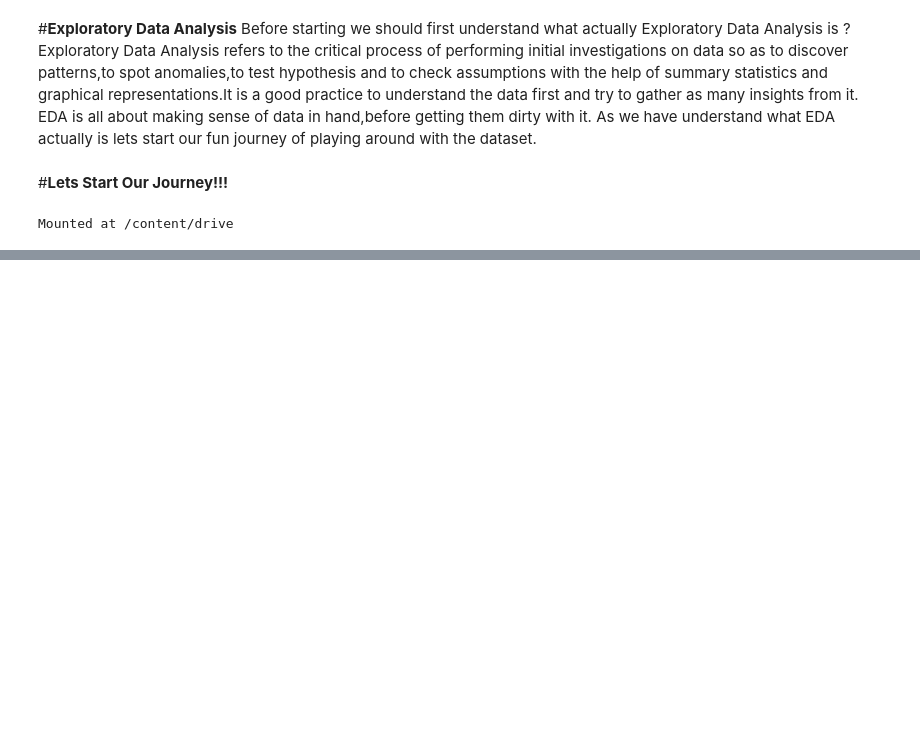
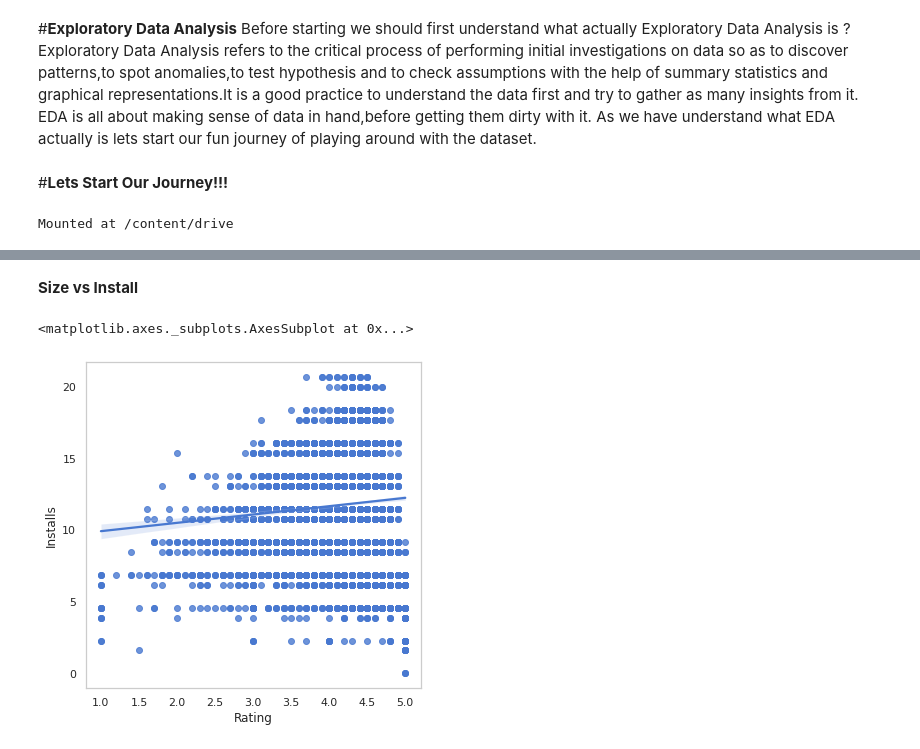
Before and after one commit to sudeep-009/PlayStoreAppReviewAnalysis, a Jupyter notebook: Copy_of_Play_Store_App_Review_Analysis_Capstone_Project.ipynb, the cells around one changed output, grey strips where cells are left out. Saved outputs shown, nothing was run; the diff lists cells and outputs as text; code cells hidden in the pictures; blank space fills up the shorter version.

```diff
--- a/Copy_of_Play_Store_App_Review_Analysis_Capstone_Project.ipynb
+++ b/Copy_of_Play_Store_App_Review_Analysis_Capstone_Project.ipynb
@@ -128,0 +482,9 @@ play_store_data_df.sort_values('Installs',ascending=False)
+# %% [markdown]
+**Size vs Install**
+# %%
+sns.set_style("whitegrid", {'axes.grid' : False})
+Installs = np.log(app_df['Installs'])
+sns.regplot(x=app_df['Rating'],y=Installs)
+# %% [output]
+<matplotlib.axes._subplots.AxesSubplot at 0x...>
+[figure, added]
```
Also changed, not shown: parts of 157 cells of this notebook.
